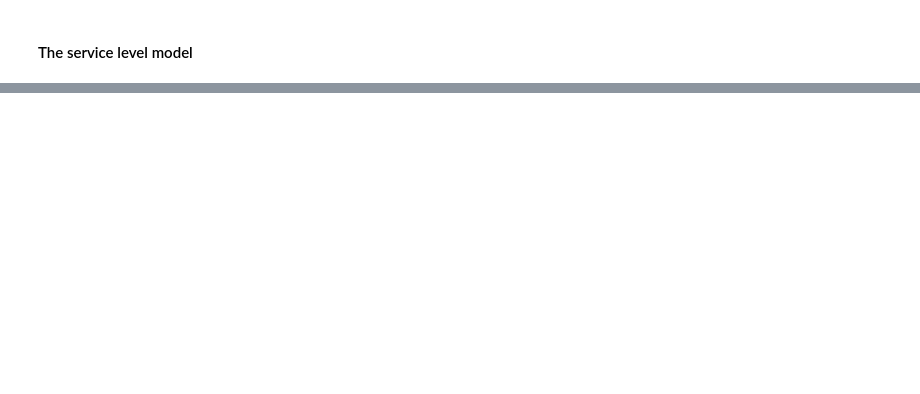
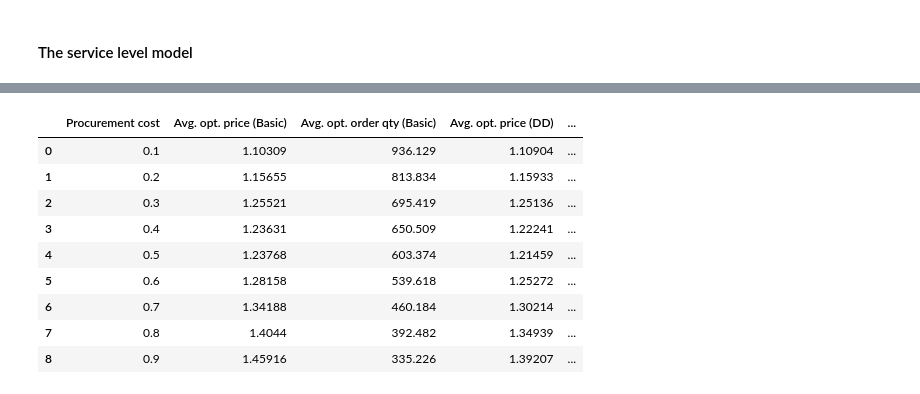
Before and after one commit to hadao211/Computational-Logistics-SS20, a Jupyter notebook: Project/Data-driven Newsvendor with Price-setting.ipynb, the cells around one changed output, grey strips where cells are left out. Saved outputs shown, nothing was run; the diff lists cells and outputs as text; code cells hidden in the pictures; blank space fills up the shorter version.

```diff
--- a/Project/Data-driven Newsvendor with Price-setting.ipynb
+++ b/Project/Data-driven Newsvendor with Price-setting.ipynb
@@ -339,0 +347,17 @@ class range(object)
+# %%
+def DDNV_main(sampleSize, procurementCost, estimationModel = 'cost', nonStockOut = None):
+
+    if estimationModel == 'service' and nonStockOut is not None:
+        (estObjVal, estBeta0, estBeta1) = SLModel(sampleSize, procurementCost)
+    else:
+        (estObjVal, estBeta0, estBeta1) = costModel(sampleSize, procurementCost)
+    print('\nOrdering quantity parameters:', estBeta0, estBeta1)
+
+    (optV, optP, optQ) = NV_Price(procurementCost, estBeta0, estBeta1)
+    print('Basic approach', optV, optP, optQ)
+
+    (optVDD, optPDD, optQDD) = DDNV_Price(sampleSize, procurementCost, estBeta0, estBeta1)
+    print('Data-driven approach', optVDD, optPDD, optQDD,'\n')
+
+
+    return optV, optP, optQ, optVDD, optPDD, optQDD
@@ -339,0 +384,25 @@ class range(object)
+# %%
+testRep = 500
+costSet = [0.1*(i+1) for i in range(9)]
+resultCost = pd.DataFrame(index = range(len(costSet)), columns = ['Procurement cost', 'Avg. opt. price (Basic)', 'Avg. opt. order qty (Basic)', 'Avg. opt. price (DD)', 'Avg. opt. order qty (DD)' ])
+
+optPrice = np.zeros(shape=(len(costSet),testRep))
+optQty = np.zeros(shape=(len(costSet),testRep))
+optPriceDD = np.zeros(shape=(len(costSet),testRep))
+optQtyDD = np.zeros(shape=(len(costSet),testRep))
+for j in range(testRep):
+    print('Test run = ', j)
+    samplingDemand(sampleSize=n, coefVar=cv)
+
+    for i in range(len(costSet)):
+        print('Considering c =', costSet[i])
+        optV, optP, optQ, optVDD, optPDD, optQDD = DDNV_main(sampleSize=n, procurementCost=costSet[i], estimationModel = 'cost', nonStockOut = None)
+
+        optPrice[i,j] = optP
+        optQty[i,j] = optQ
+        optPriceDD[i,j] = optPDD
+        optQtyDD[i,j] = optQDD
+
+for i in range(len(costSet)):
+    resultCost.iloc[i,:] = [costSet[i], np.mean(optPrice[i,:]), np.mean(optQty[i,:]),
+                            np.mean(optPriceDD[i,:]), np.mean(optQtyDD[i,:])]
@@ -339,0 +427,13 @@ class range(object)
+# %%
+resultCost
+# %% [output]
+|  | Procurement cost | Avg. opt. price (Basic) | Avg. opt. order qty (Basic) | Avg. opt. price (DD) | ... |
+| 0 | 0.1 | 1.10309 | 936.129 | 1.10904 | ... |
+| 1 | 0.2 | 1.15655 | 813.834 | 1.15933 | ... |
+| 2 | 0.3 | 1.25521 | 695.419 | 1.25136 | ... |
+| 3 | 0.4 | 1.23631 | 650.509 | 1.22241 | ... |
+| 4 | 0.5 | 1.23768 | 603.374 | 1.21459 | ... |
+| 5 | 0.6 | 1.28158 | 539.618 | 1.25272 | ... |
+| 6 | 0.7 | 1.34188 | 460.184 | 1.30214 | ... |
+| 7 | 0.8 | 1.4044 | 392.482 | 1.34939 | ... |
+| 8 | 0.9 | 1.45916 | 335.226 | 1.39207 | ... |
```
Also changed, not shown: parts of 62 cells of this notebook.
